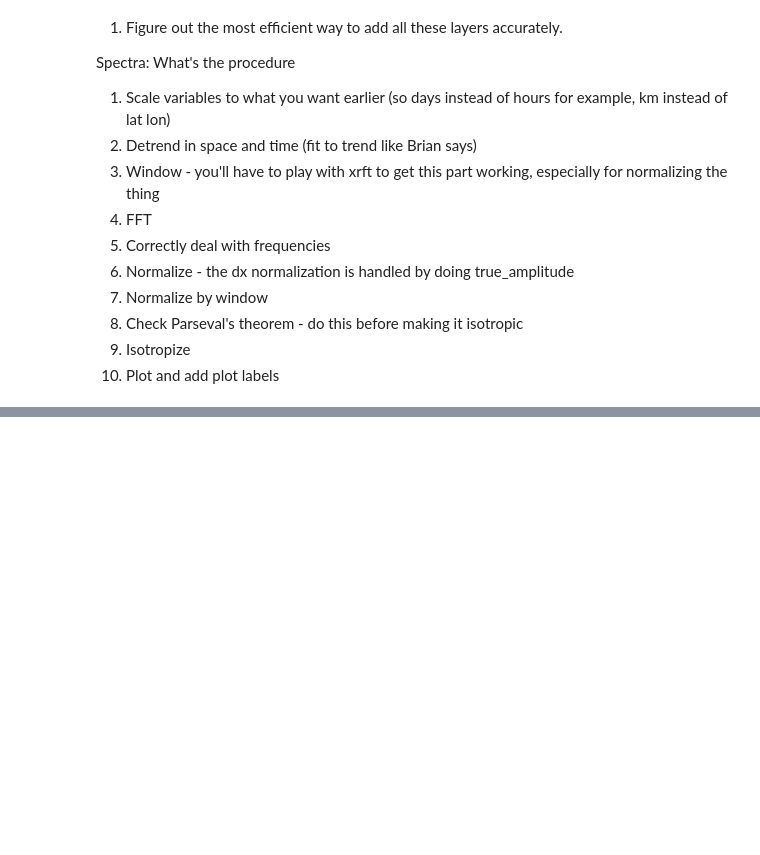
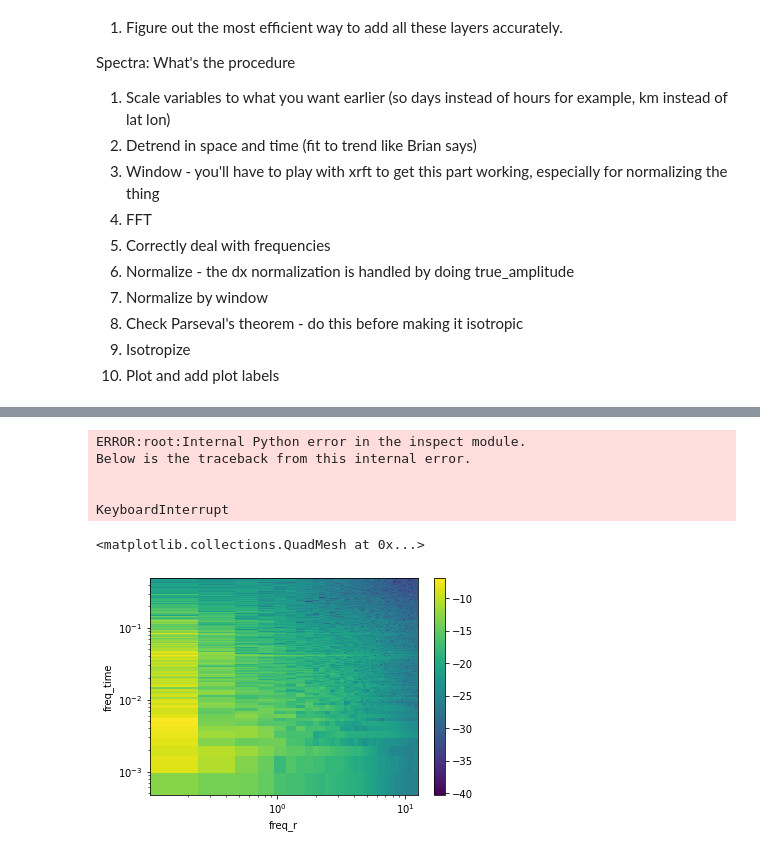
Before and after one commit to avik2007/CoupledOceAtmo, a Jupyter notebook: mit_geos_analysis/notebook18_theta_budget_spectra_hbl_analysis.ipynb, the cells around one changed output, grey strips where cells are left out. Cells and saved outputs as stored; diff of their text form; code cells hidden in the pictures; blank space fills up the shorter version.

```diff
--- a/mit_geos_analysis/notebook18_theta_budget_spectra_hbl_analysis.ipynb
+++ b/mit_geos_analysis/notebook18_theta_budget_spectra_hbl_analysis.ipynb
@@ -103,0 +546,14 @@ Spectra: What's the procedure
+# %%
+%matplotlib inline
+lSSTw_xctap[1:-1].plot(xscale = 'log', yscale = 'log')
+# %% [output]
+ERROR:root:Internal Python error in the inspect module.
+Below is the traceback from this internal error.
+
+
+KeyboardInterrupt
+# %%
+SSTs = SSTs.sel(time=slice(0,-1)).isel(lon=slice(0,-1))
+# %%
+#testing xrft function isotropic power spectrum
+SSTs_xc = xrft.xrft.isotropic_power_spectrum(SSTs.Theta, dim = ['lat','lon'], detrend='linear', window='tukey', window_correction=True,truncate=True)
@@ -103,0 +562,10 @@ Spectra: What's the procedure
+# %%
+SSTs_xct = xrft.xrft.power_spectrum(SSTs_xc, dim = ['time',], real_dim='time', detrend='linear', window='tukey', window_correction=True,truncate=True)
+# %%
+SSTs_xctap = SSTs_xct * SSTs_xct.freq_time * SSTs_xct.freq_r
+# %%
+%matplotlib inline
+np.log(SSTs_xctap[1:-1]).plot(xscale = 'log', yscale = 'log')
+# %% [output]
+<matplotlib.collections.QuadMesh at 0x...>
+[figure, added]
```
Also changed, not shown: parts of 121 cells of this notebook, 9 other files.
